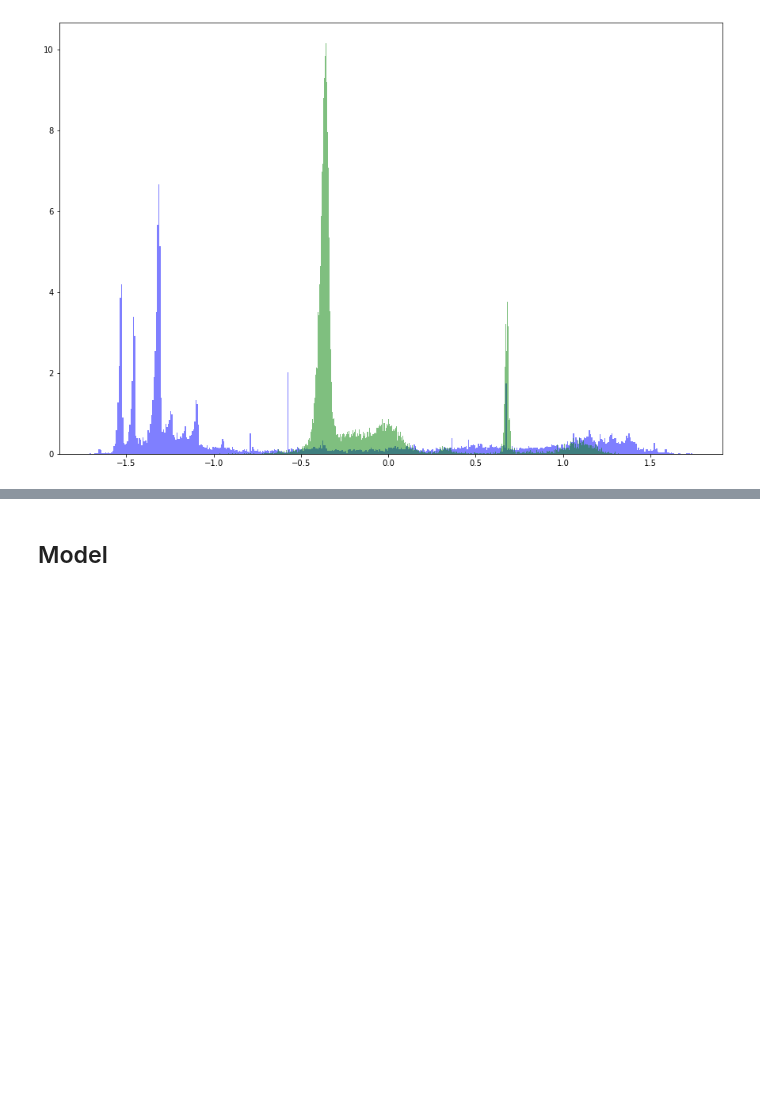
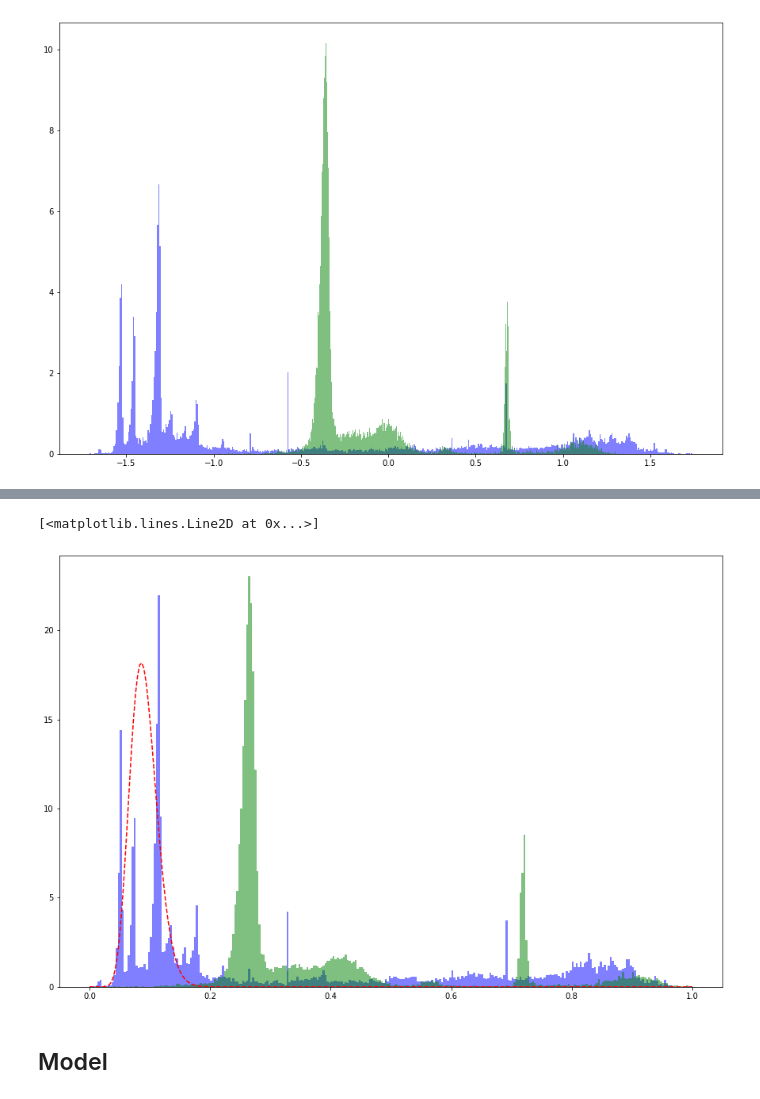
Before and after one commit to ivinokuri/generative-model, a Jupyter notebook: py/model/autoencoder/ProbabilisticModelExperiments.ipynb, the cells around one changed output, grey strips where cells are left out. Drawn from its saved outputs; the diff is of its cells as text; code cells hidden in the pictures; blank space fills up the shorter version.

```diff
--- a/py/model/autoencoder/ProbabilisticModelExperiments.ipynb
+++ b/py/model/autoencoder/ProbabilisticModelExperiments.ipynb
@@ -86,6 +86,26 @@ def normalize_data(original_data):
         norm_data[i] = s_s
     return norm_data
 
+def std_normalize_data(data):
+    """
+    This function used for normalizing data, with StandardScaler.
+    Each scaler saved in the external object for future use of de-transformation
+    :param original_data: data from the file
+    :return: normlized data in the same format as received
+    """
+    norm_data = data
+    for i in data.columns:
+        scaler = None
+        if ('scaler_' + i) not in scalers:
+            scaler = MinMaxScaler(feature_range=(0, 1))
+        else:
+            scaler = scalers['scaler_' + i]
+        s_s = scaler.fit_transform(norm_data[i].values.reshape(-1, 1))
+        s_s = np.reshape(s_s, len(s_s))
+        scalers['scaler_' + i] = scaler
+        norm_data[i] = s_s
+    return norm_data
+
 def unnormalize_data(columns, reconstructed_data):
     """
     This function is normalization inverse function.
@@ -230,0 +257,3 @@ n, bins, patches = axs.hist(list(normal_pca_data[:, 1]), 500, facecolor='g', alp
+# %%
+std_norm_data = std_normalize_data(normal_pca_data_df.copy())
+std_norm_data
@@ -231,2 +274,14 @@ n, bins, patches = axs.hist(list(normal_pca_data[:, 1]), 500, facecolor='g', alp
+# %%
+std_norm_data_values = std_norm_data.values
+fig, axs = plt.subplots(1, figsize=(15, 10))
+n, bins, patches = axs.hist(list(std_norm_data_values[:, 0]), 300, facecolor='b', alpha=0.5, density=True, stacked=True)
+n, bins, patches = axs.hist(list(std_norm_data_values[:, 1]), 300, facecolor='g', alpha=0.5, density=True, stacked=True)
+
+alpha = 15
+bt = 150
+axs.plot(bins, beta.pdf(bins, alpha, bt), 'r--')
+# %% [output]
+[<matplotlib.lines.Line2D at 0x...>]
+[figure, added]
 # %% [markdown]
 ## Model
```
Also changed, not shown: parts of 4 cells of this notebook.
